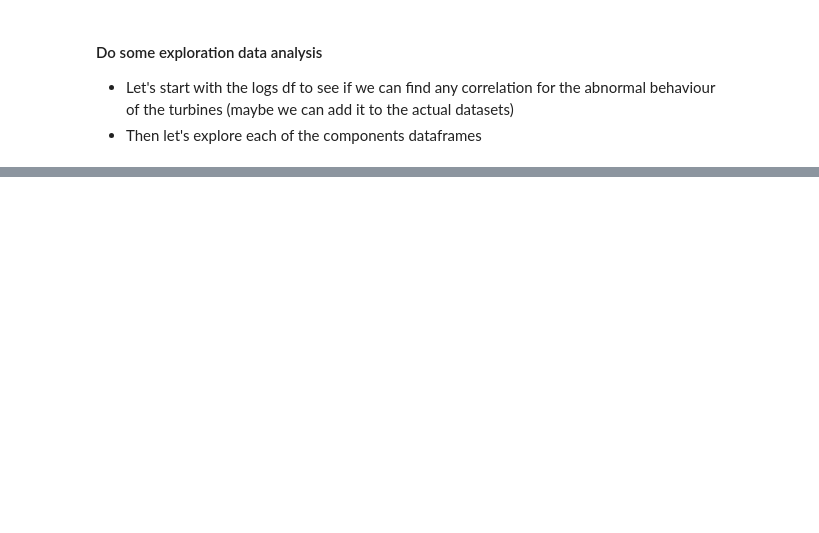
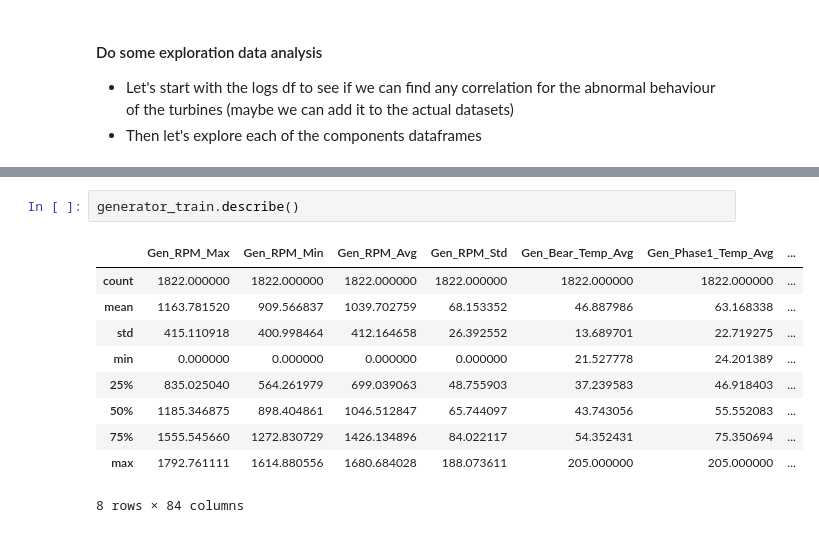
Before and after one commit to GGC17/htw, a Jupyter notebook: notebooks/data_exploration.ipynb, the cells around one changed output, grey strips where cells are left out. Cells and saved outputs as stored; diff of their text form; blank space fills up the shorter version.

```diff
--- a/notebooks/data_exploration.ipynb
+++ b/notebooks/data_exploration.ipynb
@@ -36,0 +113,13 @@ for turbine in turbines:
+# %%
+generator_train.describe()
+# %% [output]
+|  | Gen_RPM_Max | Gen_RPM_Min | Gen_RPM_Avg | Gen_RPM_Std | Gen_Bear_Temp_Avg | Gen_Phase1_Temp_Avg | ... |
+| count | 1822.000000 | 1822.000000 | 1822.000000 | 1822.000000 | 1822.000000 | 1822.000000 | ... |
+| mean | 1163.781520 | 909.566837 | 1039.702759 | 68.153352 | 46.887986 | 63.168338 | ... |
+| std | 415.110918 | 400.998464 | 412.164658 | 26.392552 | 13.689701 | 22.719275 | ... |
+| min | 0.000000 | 0.000000 | 0.000000 | 0.000000 | 21.527778 | 24.201389 | ... |
+| 25% | 835.025040 | 564.261979 | 699.039063 | 48.755903 | 37.239583 | 46.918403 | ... |
+| 50% | 1185.346875 | 898.404861 | 1046.512847 | 65.744097 | 43.743056 | 55.552083 | ... |
+| 75% | 1555.545660 | 1272.830729 | 1426.134896 | 84.022117 | 54.352431 | 75.350694 | ... |
+| max | 1792.761111 | 1614.880556 | 1680.684028 | 188.073611 | 205.000000 | 205.000000 | ... |
+8 rows × 84 columns
```
Also changed, not shown: parts of 17 cells of this notebook, 1 other file.
